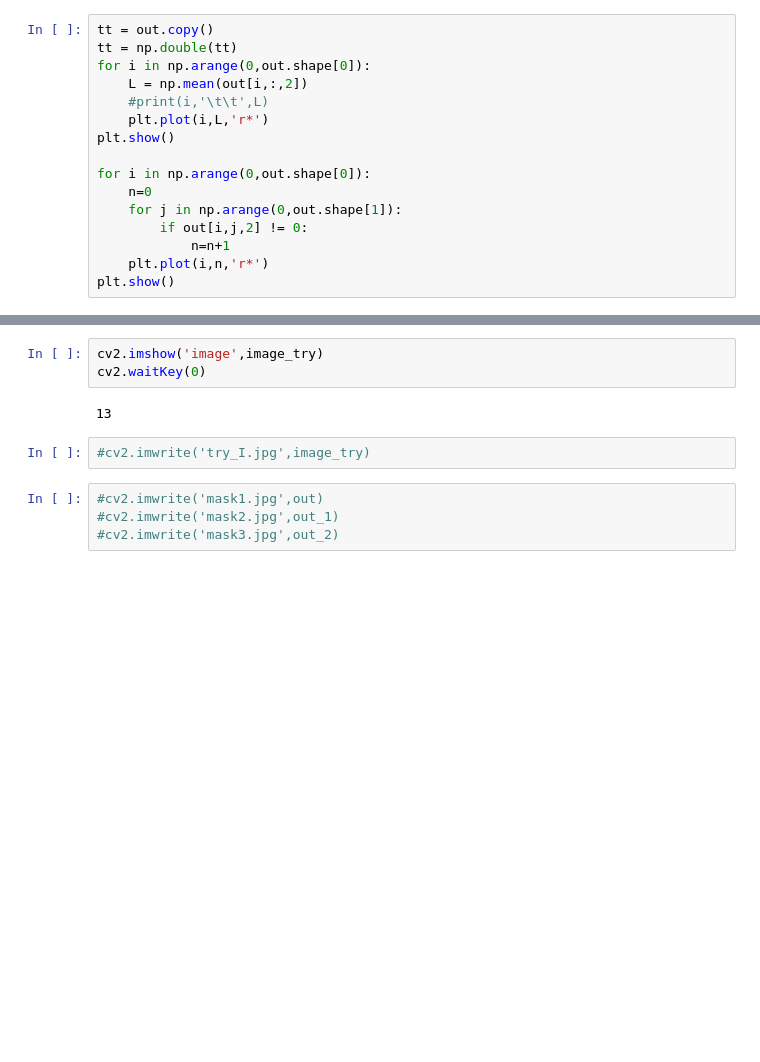
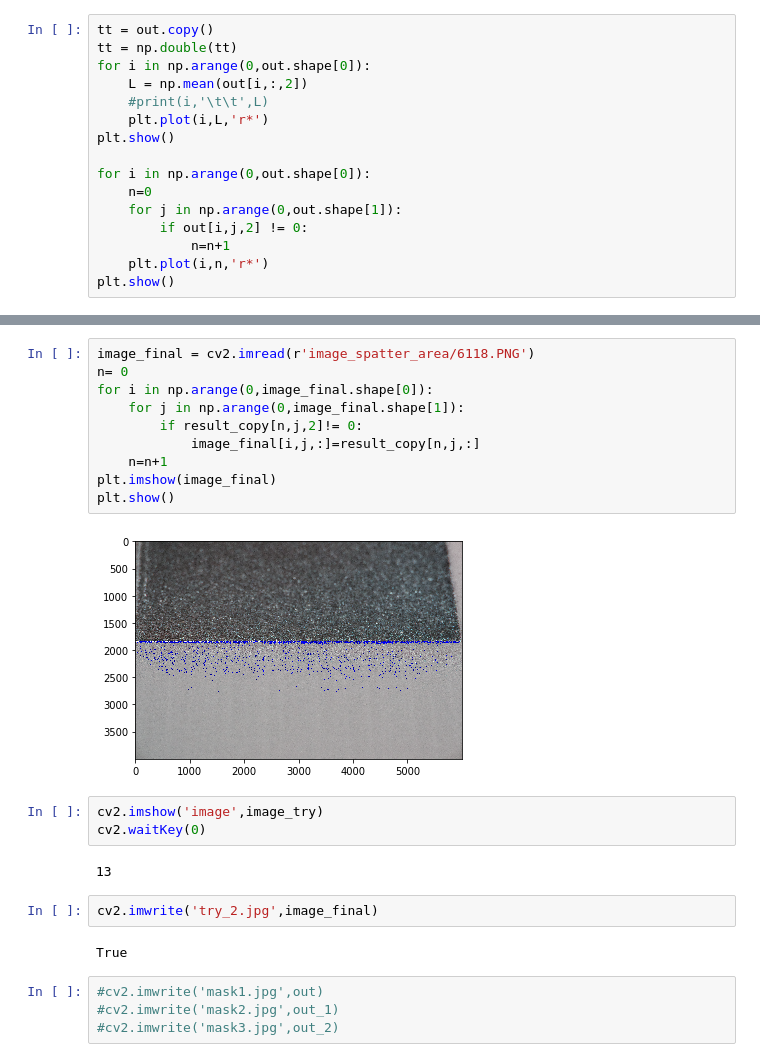
Before and after one commit to castrolin/image_proces, a Jupyter notebook: Combine_Figure.ipynb, the cells around one changed output, grey strips where cells are left out. Cells and saved outputs as stored; diff of their text form; blank space fills up the shorter version.

```diff
--- a/Combine_Figure.ipynb
+++ b/Combine_Figure.ipynb
@@ -117,10 +182,24 @@ plt.show()
+# %%
+image_final = cv2.imread(r'image_spatter_area/6118.PNG')
+n= 0
+for i in np.arange(0,image_final.shape[0]):
+    for j in np.arange(0,image_final.shape[1]):
+        if result_copy[n,j,2]!= 0:
+            image_final[i,j,:]=result_copy[n,j,:]
+    n=n+1
+plt.imshow(image_final)
+plt.show()
+# %% [output]
+[figure, added]
 # %%
 cv2.imshow('image',image_try)
 cv2.waitKey(0)
 # %% [output]
 13
-# %%
-#cv2.imwrite('try_I.jpg',image_try)
+# %%
+cv2.imwrite('try_2.jpg',image_final)
+# %% [output]
+True
 # %%
 #cv2.imwrite('mask1.jpg',out)
 #cv2.imwrite('mask2.jpg',out_1)
```
Also changed, not shown: parts of 5 cells of this notebook, 2 other files.
